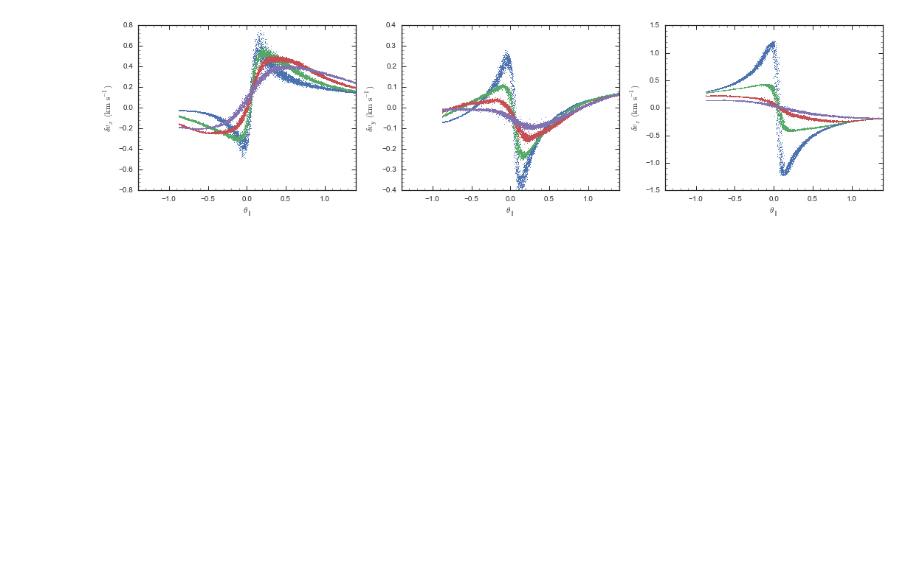
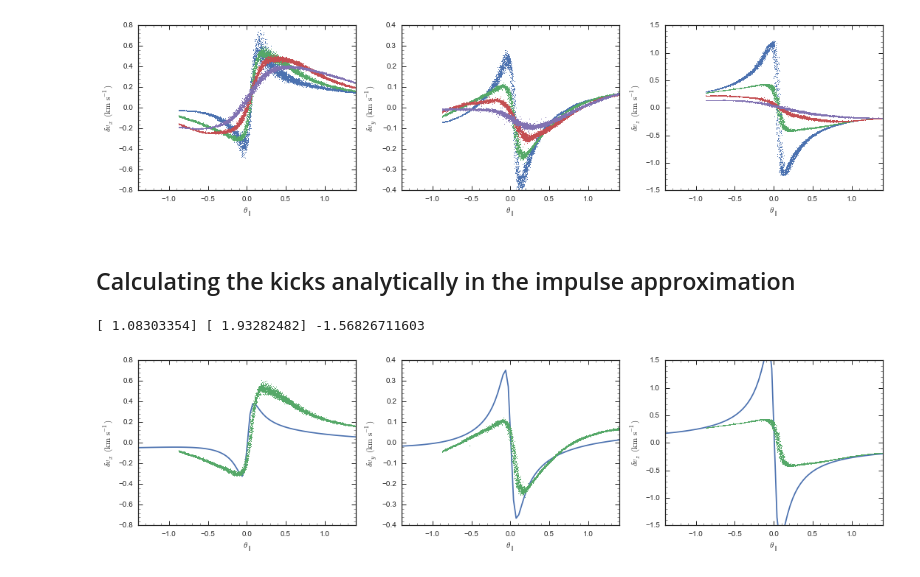
Before and after one commit to jobovy/stream-stream, a Jupyter notebook: py/SnapshotAnalysis.ipynb, the cells around one changed output. Cells and saved outputs as stored; diff of their text form; code cells hidden in the pictures; blank space fills up the shorter version.

Commit message:
Code to compute action angle coordinates for the DM; start on computing the kicks

```diff
--- a/py/SnapshotAnalysis.ipynb
+++ b/py/SnapshotAnalysis.ipynb
@@ -457,3 +499,16 @@ if check_zeropoint:
 tight_layout()
 # %% [output]
 [figure]
+# %% [markdown]
+## Calculating the kicks analytically in the impulse approximation
+# %%
+# First we get the action-angle coordinates for the cluster orbit (approximating the cluster stream as an orbit)
+close_to_impact_indx= numpy.fabs(apar+2.4) < 0.2
+stream_orbit_RvR= rectangular_to_cylindrical(\
+    numpy.median(snap_gc[close_to_impact_indx,1:,-5],axis=0)[:,numpy.newaxis].T)[0,:]
+stream_orbit= Orbit([stream_orbit_RvR[0]/R0,stream_orbit_RvR[1]/V0,stream_orbit_RvR[2]/V0,
+                    stream_orbit_RvR[3]/R0,stream_orbit_RvR[4]/V0,stream_orbit_RvR[5]])
+aAI= actionAngleIsochroneApprox(pot=lp,b=0.8)
+stream_orbit_aA= aAI.actionsFreqsAngles(stream_orbit)
+impact_apar= calc_apar(acfs,list(stream_orbit_aA[6:]))
+impact_Opar= calc_apar(acfs,list(stream_orbit_aA[3:6]),freq=True)
@@ -459,0 +545,39 @@ tight_layout()
+# %%
+dt= 0.0001/bovy_conversion.time_in_Gyr(V0,R0)
+dv= galpy.df_src.streamgapdf.impulse_deltav_plummerstream_curvedstream(\
+        v_gc,x_gc,t_gc,0.,numpy.array([6.82200571,132.7700529,149.4174464])/V0,
+        numpy.array([-13.500000,2.840000,-1.840000])/R0,
+        numpy.array([stream_orbit.vx()[0],stream_orbit.vy()[0],stream_orbit.vz()]),
+        lambda t: 10.**-2./bovy_conversion.mass_in_1010msol(V0,R0)/dt if numpy.fabs(t) < dt/2. else 0.,
+        .625/R0,lp,-dt/2.,dt/2.)
+# %% [output]
+[ 1.08303354] [ 1.93282482] -1.56826711603
+# %%
+figsize(15,4)
+subplot(1,3,1)
+bovy_plot.bovy_plot(apar_gc+2.4,dv[:,0]*V0,
+                    xrange=[-1.4,1.4],
+                    yrange=[-.8,.8],
+                    gcf=True,
+                    xlabel=r'$\theta_\parallel$',
+                    ylabel=r'$\delta v_x\,(\mathrm{km\,s}^{-1})$')
+plot(apar[indx]+2.4,snapvdiff_dm0p25[indx,0],',',color=sns.color_palette()[1])
+subplot(1,3,2)
+bovy_plot.bovy_plot(apar_gc+2.4,dv[:,1]*V0,
+                    xrange=[-1.4,1.4],
+                    yrange=[-.4,.4],
+                    gcf=True,
+                    xlabel=r'$\theta_\parallel$',
+                    ylabel=r'$\delta v_y\,(\mathrm{km\,s}^{-1})$')
+plot(apar[indx]+2.4,snapvdiff_dm0p25[indx,1],',',color=sns.color_palette()[1])
+subplot(1,3,3)
+bovy_plot.bovy_plot(apar_gc+2.4,dv[:,2]*V0,
+                    xrange=[-1.4,1.4],
+                    yrange=[-1.5,1.5],
+                    gcf=True,
+                    xlabel=r'$\theta_\parallel$',
+                    ylabel=r'$\delta v_z\,(\mathrm{km\,s}^{-1})$')
+plot(apar[indx]+2.4,snapvdiff_dm0p25[indx,2],',',color=sns.color_palette()[1])
+tight_layout()
+# %% [output]
+[figure, added]
```
Also changed, not shown: parts of 11 cells of this notebook.
